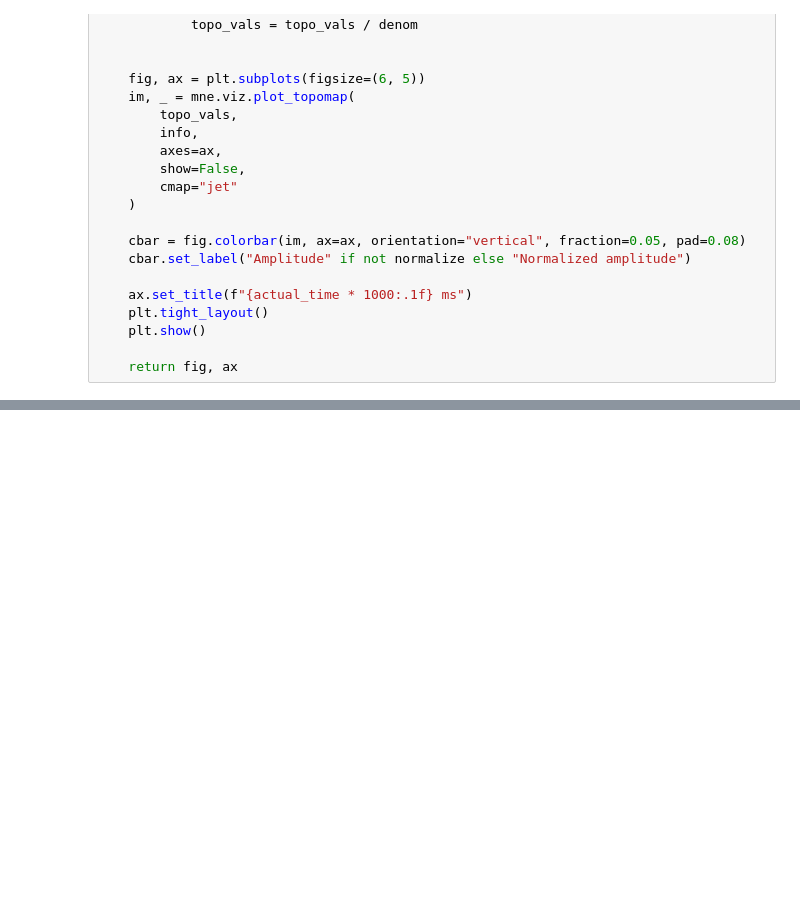
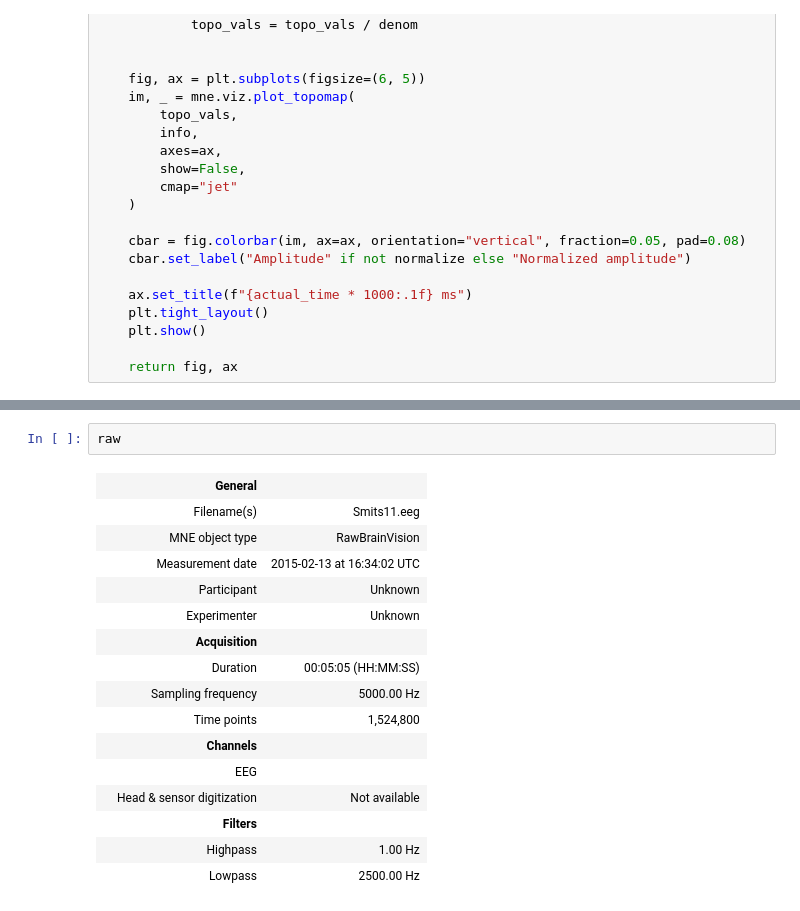
Before and after one commit to cecconifederico/fss_sos, a Jupyter notebook: ERP_topography_map.ipynb, the cells around one changed output, grey strips where cells are left out. Drawn from its saved outputs; the diff is of its cells as text; blank space fills up the shorter version.

```diff
--- a/ERP_topography_map.ipynb
+++ b/ERP_topography_map.ipynb
@@ -265 +269,20 @@ select_topography(raw, time_point = 0.018, normalize=True)
 (<Figure size 600x500 with 2 Axes>, <Axes: title={'center': '18.0 ms'}>)
+# %%
+raw
+# %% [output]
+|  | General |  |
+|  | Filename(s) | Smits11.eeg |
+|  | MNE object type | RawBrainVision |
+|  | Measurement date | 2015-02-13 at 16:34:02 UTC |
+|  | Participant | Unknown |
+|  | Experimenter | Unknown |
+|  | Acquisition |  |
+|  | Duration | 00:05:05 (HH:MM:SS) |
+|  | Sampling frequency | 5000.00 Hz |
+|  | Time points | 1,524,800 |
+|  | Channels |  |
+|  | EEG |  |
+|  | Head & sensor digitization | Not available |
+|  | Filters |  |
+|  | Highpass | 1.00 Hz |
+|  | Lowpass | 2500.00 Hz |
```
Also changed, not shown: parts of 9 cells of this notebook, 7 other files.
